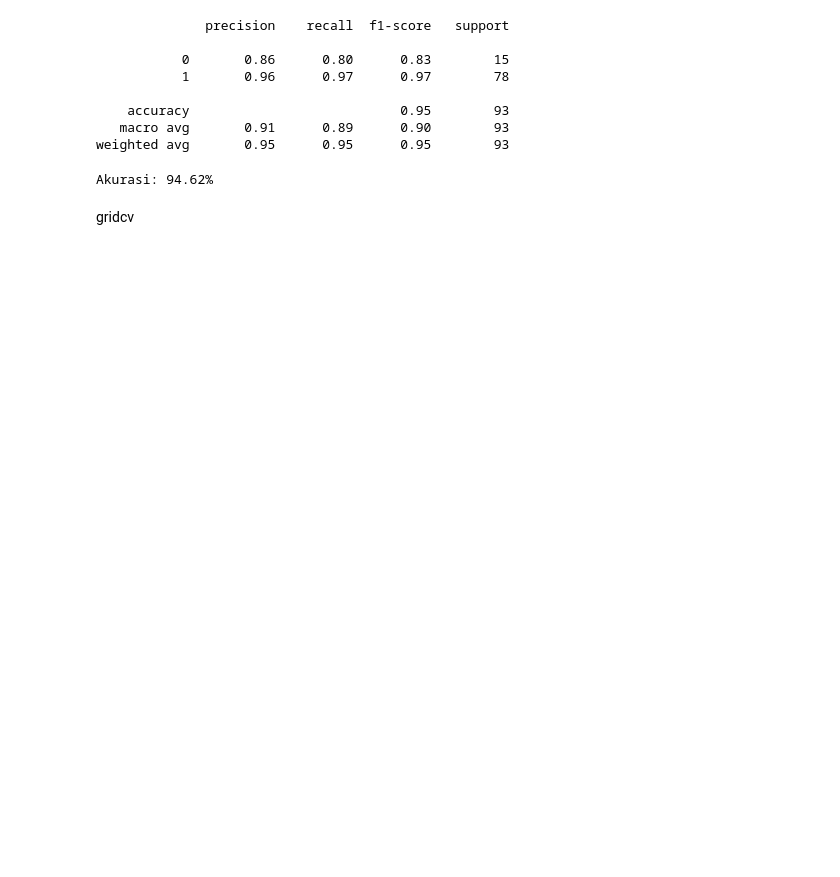
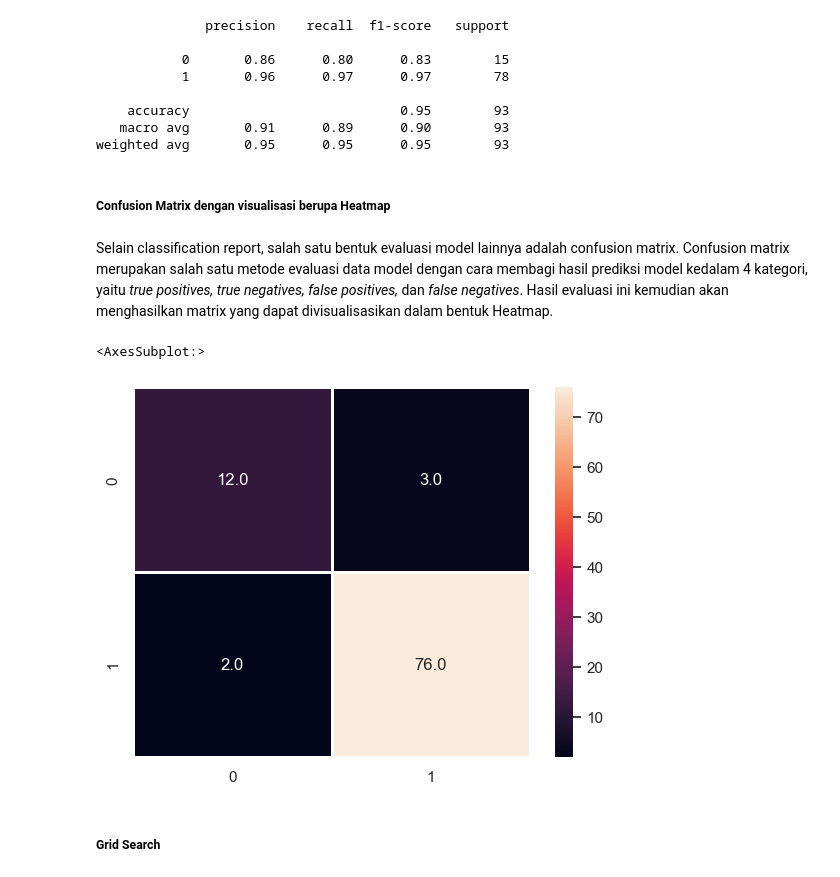
Before and after one commit to espadav/LungCancer_SVM, a Jupyter notebook: svm.ipynb, the cells around one changed output. Drawn from its saved outputs; the diff is of its cells as text; code cells hidden in the pictures; blank space fills up the shorter version.

```diff
--- a/svm.ipynb
+++ b/svm.ipynb
@@ -59,8 +93,3 @@ SWALLOWING DIFFICULTY    0
 CHEST PAIN               0
 LUNG_CANCER              0
 dtype: int64
-# %%
-#intinya gua ganti jd numerical semua
-
-df['GENDER'] = df['GENDER'].map({'F': 0, 'M': 1})
-df['LUNG_CANCER'] = df['LUNG_CANCER'].map({'NO': 0, 'YES': 1})
@@ -67,3 +102,10 @@ df['LUNG_CANCER'] = df['LUNG_CANCER'].map({'NO': 0, 'YES': 1})
+# %%
+from sklearn.preprocessing import LabelEncoder
+
+LE = LabelEncoder()
+
+df['GENDER'] = LE.fit_transform(df['GENDER'])
+df['LUNG_CANCER'] = LE.fit_transform(df['LUNG_CANCER'])
 # %%
 df.head()
 # %% [output]
@@ -130,0 +156,8 @@ print(confusion_matrix(y_test,y_pred))
+# %%
+from sklearn.model_selection import train_test_split
+
+df_values = df.values
+X = df_values[:, 0:-1]
+y = df_values[:, -1]
+
+X_train, X_test, y_train, y_test = train_test_split(X, y, test_size=0.3, random_state=101)
@@ -139,9 +221,17 @@ print(classification_report(y_test,y_pred))
     accuracy                           0.95        93
    macro avg       0.91      0.89      0.90        93
 weighted avg       0.95      0.95      0.95        93
-# %%
-print(f'Akurasi: {accuracy * 100:.2f}%')
-# %% [output]
-Akurasi: 94.62%
-# %% [markdown]
-gridcv
+# %% [markdown]
+##### Confusion Matrix dengan visualisasi berupa Heatmap
+# %% [markdown]
+Selain classification report, salah satu bentuk evaluasi model lainnya adalah confusion matrix. Confusion matrix merupakan salah satu metode evaluasi data model dengan cara membagi hasil prediksi model kedalam 4 kategori, yaitu <i>true positives, true negatives, false positives,</i> dan <i>false negatives</i>. Hasil evaluasi ini kemudian akan menghasilkan matrix yang dapat divisualisasikan dalam bentuk Heatmap.
+# %%
+from sklearn.metrics import confusion_matrix
+
+cf_matrix = confusion_matrix(y_test, y_pred)
+sns.heatmap(cf_matrix, annot=True, fmt=".1f", linewidths=1)
+# %% [output]
+<AxesSubplot:>
+[figure, added]
+# %% [markdown]
+##### Grid Search
```
Also changed, not shown: parts of 42 cells of this notebook.
